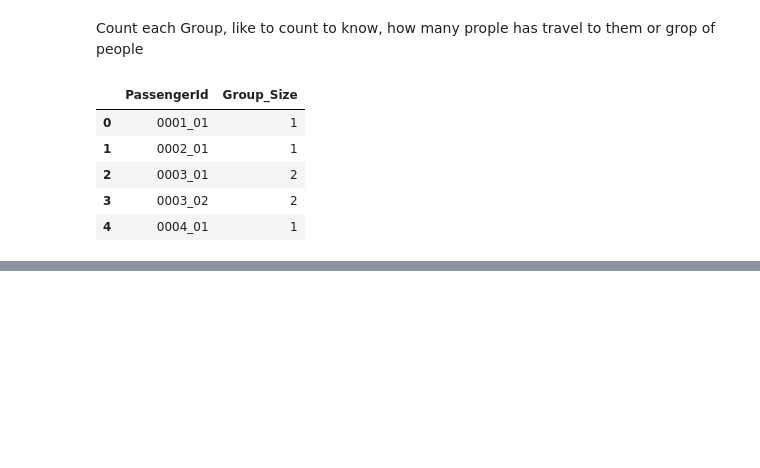
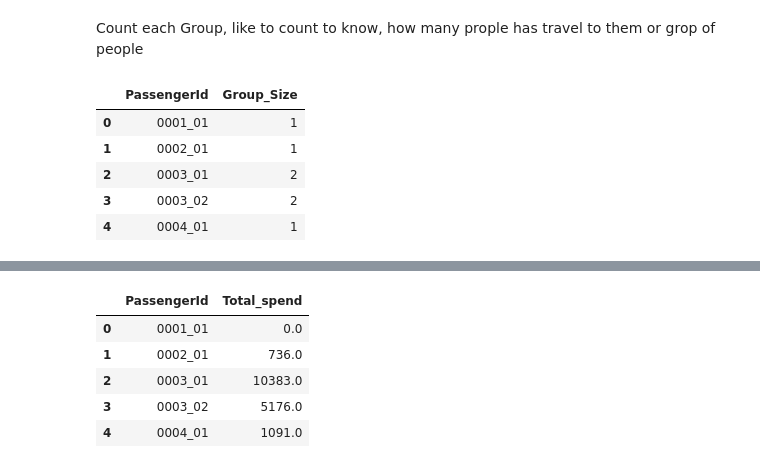
Before and after one commit to sevathangowtham/Spaceship-Titanic, a Jupyter notebook: spaceship-titanic.ipynb, the cells around one changed output, grey strips where cells are left out. Saved outputs shown, nothing was run; the diff lists cells and outputs as text; code cells hidden in the pictures; blank space fills up the shorter version.

```diff
--- a/spaceship-titanic.ipynb
+++ b/spaceship-titanic.ipynb
@@ -175,0 +198,9 @@ df[['PassengerId','Group_Size']].head()
+# %%
+df[['PassengerId','Total_spend']].head()
+# %% [output]
+|  | PassengerId | Total_spend |
+| 0 | 0001_01 | 0.0 |
+| 1 | 0002_01 | 736.0 |
+| 2 | 0003_01 | 10383.0 |
+| 3 | 0003_02 | 5176.0 |
+| 4 | 0004_01 | 1091.0 |
```
Also changed, not shown: parts of 15 cells of this notebook.
